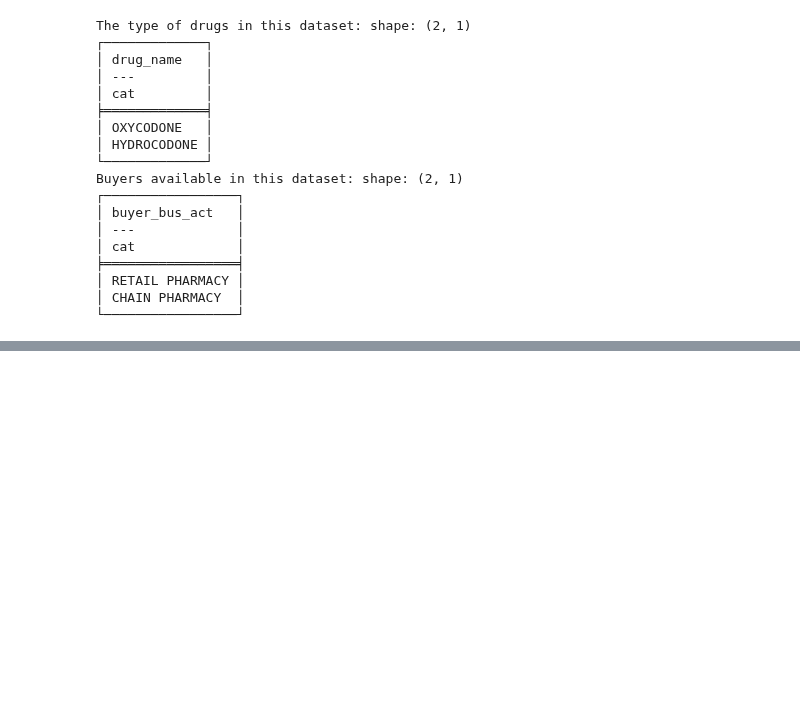
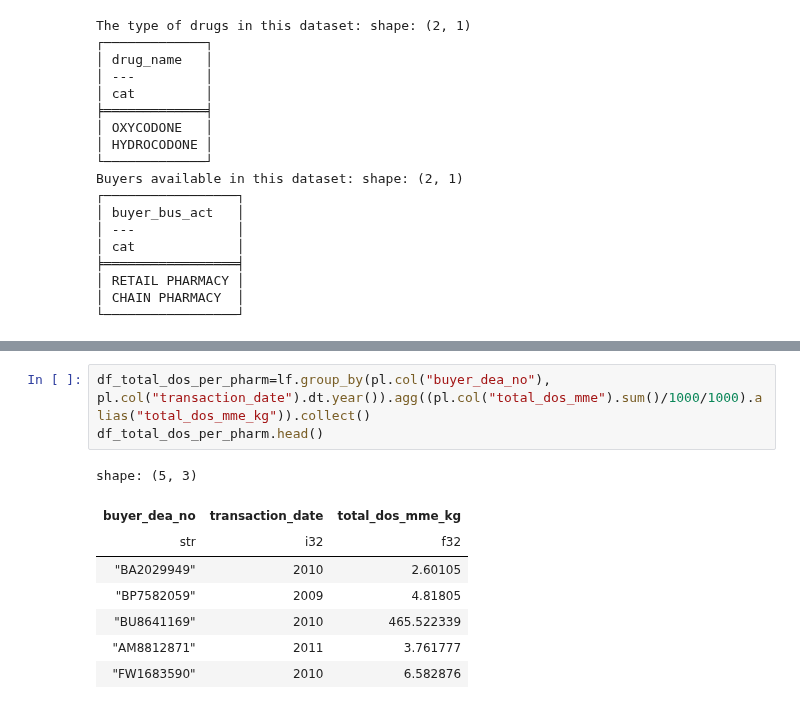
Before and after one commit to NumEconCopenhagen/projects-2024-jbh, a Jupyter notebook: dataproject/main.ipynb, the cells around one changed output, grey strips where cells are left out. Drawn from its saved outputs; the diff is of its cells as text; blank space fills up the shorter version.

```diff
--- a/dataproject/main.ipynb
+++ b/dataproject/main.ipynb
@@ -127,0 +161,12 @@ Buyers available in this dataset: shape: (2, 1)
+# %%
+df_total_dos_per_pharm=lf.group_by(pl.col("buyer_dea_no"), pl.col("transaction_date").dt.year()).agg((pl.col("total_dos_mme").sum()/1000/1000).alias("total_dos_mme_kg")).collect()
+df_total_dos_per_pharm.head()
+# %% [output]
+shape: (5, 3)
+| buyer_dea_no | transaction_date | total_dos_mme_kg |
+| str | i32 | f32 |
+| "BA2029949" | 2010 | 2.60105 |
+| "BP7582059" | 2009 | 4.81805 |
+| "BU8641169" | 2010 | 465.522339 |
+| "AM8812871" | 2011 | 3.761777 |
+| "FW1683590" | 2010 | 6.582876 |
```
Also changed, not shown: parts of 15 cells of this notebook, 3 other files.
